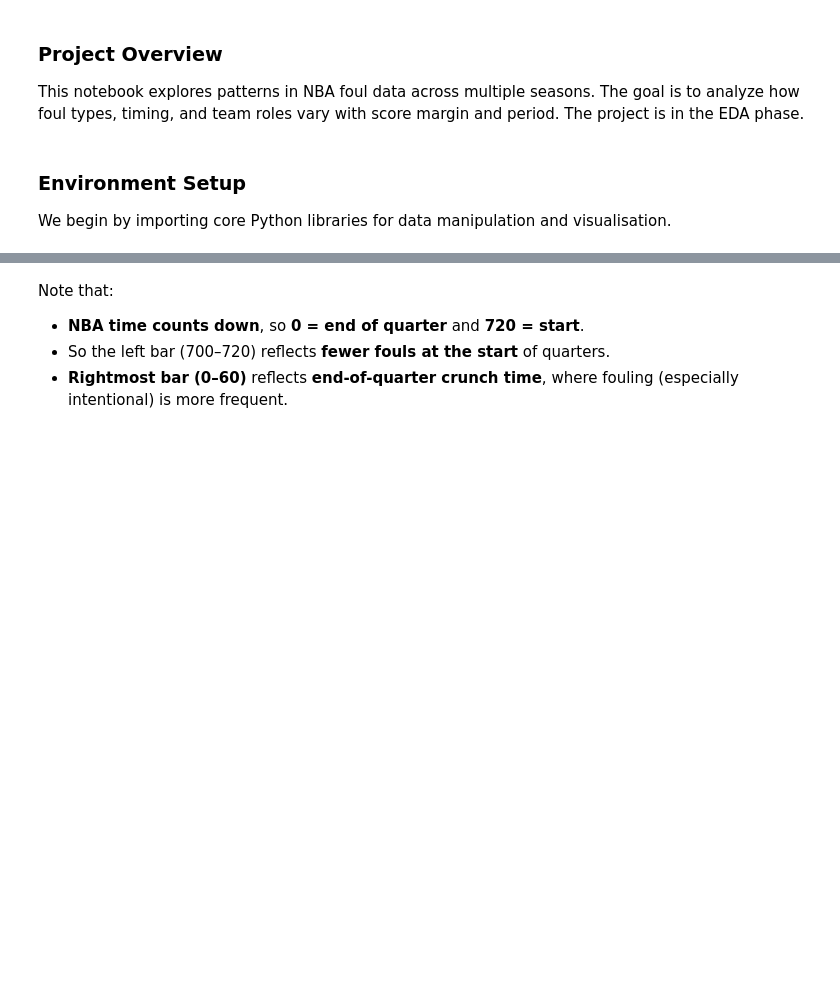
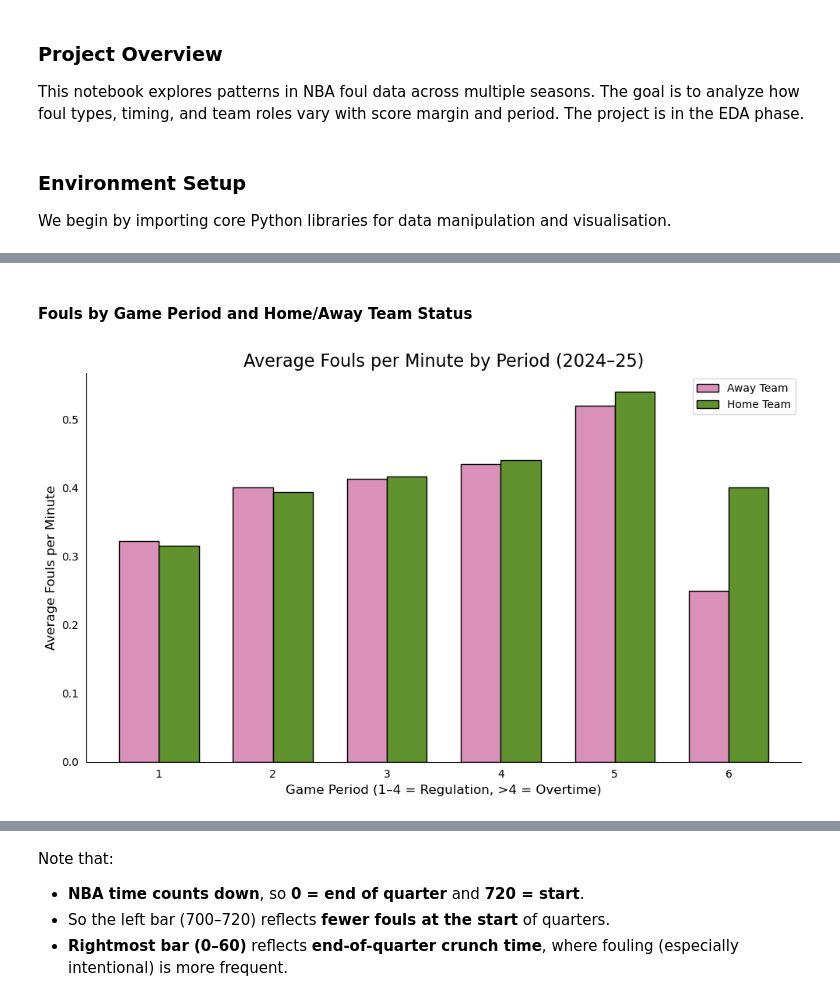
Before and after one commit to larisa-p-f/nba-foul-analysis, a Jupyter notebook: notebooks/EDA.ipynb, the cells around one changed output, grey strips where cells are left out. Saved outputs shown, nothing was run; the diff lists cells and outputs as text; code cells hidden in the pictures; blank space fills up the shorter version.

```diff
--- a/notebooks/EDA.ipynb
+++ b/notebooks/EDA.ipynb
@@ -163,0 +234,34 @@ plt.show()
+# %% [markdown]
+#### Fouls by Game Period and Home/Away Team Status
+# %%
+home_fouls = s24_25_r.groupby("PERIOD")["HOMEDESCRIPTION"].count()  # count the number of home fouls committed in each period using non-unique game ids
+away_fouls = s24_25_r.groupby("PERIOD")["VISITORDESCRIPTION"].count()
+
+norm_home_fouls = home_fouls/no_games/no_games.index.map(period_lengths)
+norm_away_fouls = away_fouls/no_games/no_games.index.map(period_lengths)
+
+x = np.arange(len(norm_home_fouls))
+width = 0.35
+
+fig, ax = plt.subplots(figsize=(10, 6))
+
+ax.bar(x - width/2, norm_away_fouls, width, label="Away Team", color="#d991ba", edgecolor='black')
+ax.bar(x + width/2, norm_home_fouls, width, label="Home Team", color="#60922d", edgecolor='black')
+
+
+ax.set_title("Average Fouls per Minute by Period (2024–25)", fontsize=16)
+ax.set_xlabel("Game Period (1–4 = Regulation, >4 = Overtime)", fontsize=12)
+ax.set_ylabel("Average Fouls per Minute", fontsize=12)
+ax.set_xticks(range(len(fouls_min)))
+ax.set_xticklabels(fouls_min.index.astype(str), rotation=0)
+ax.tick_params(axis='both', which='major', labelsize=10)
+
+ax.legend()
+
+sns.despine(ax=ax)
+ax.tick_params(left=False, bottom=False)
+
+plt.tight_layout()
+plt.show()
+# %% [output]
+[figure, added]
```
Also changed, not shown: parts of 24 cells of this notebook.
